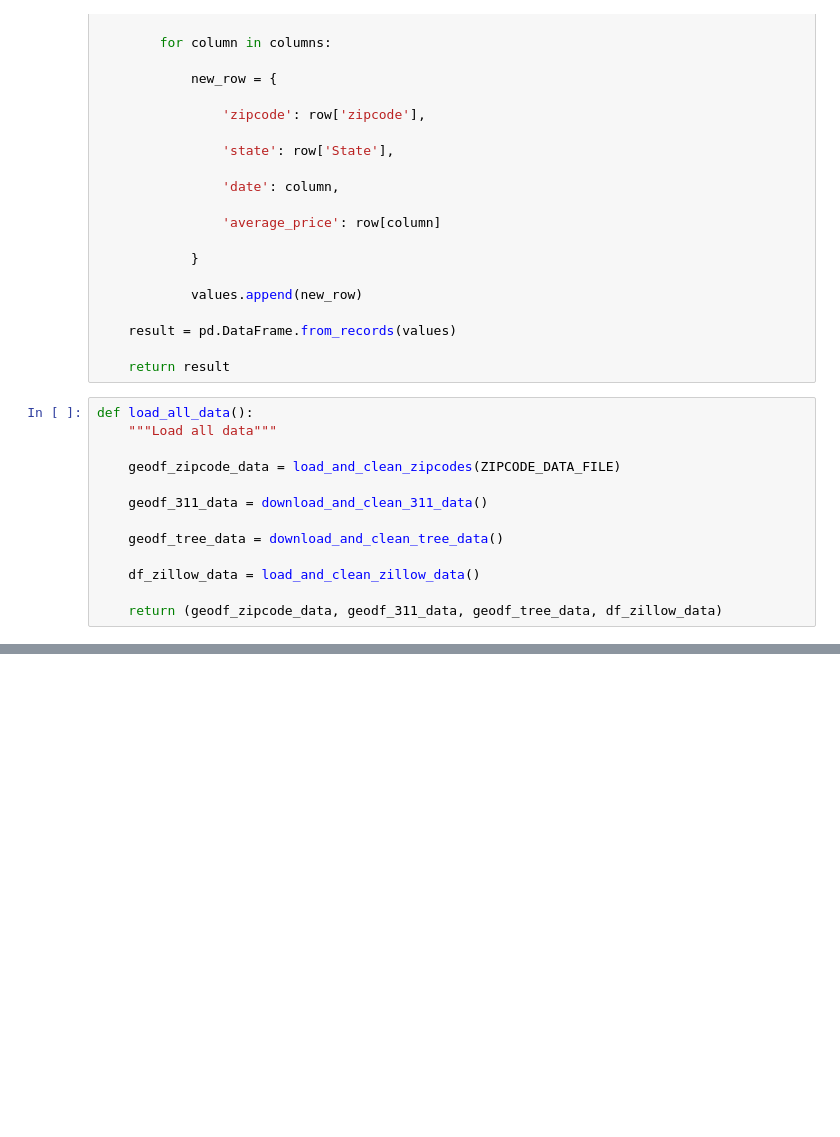
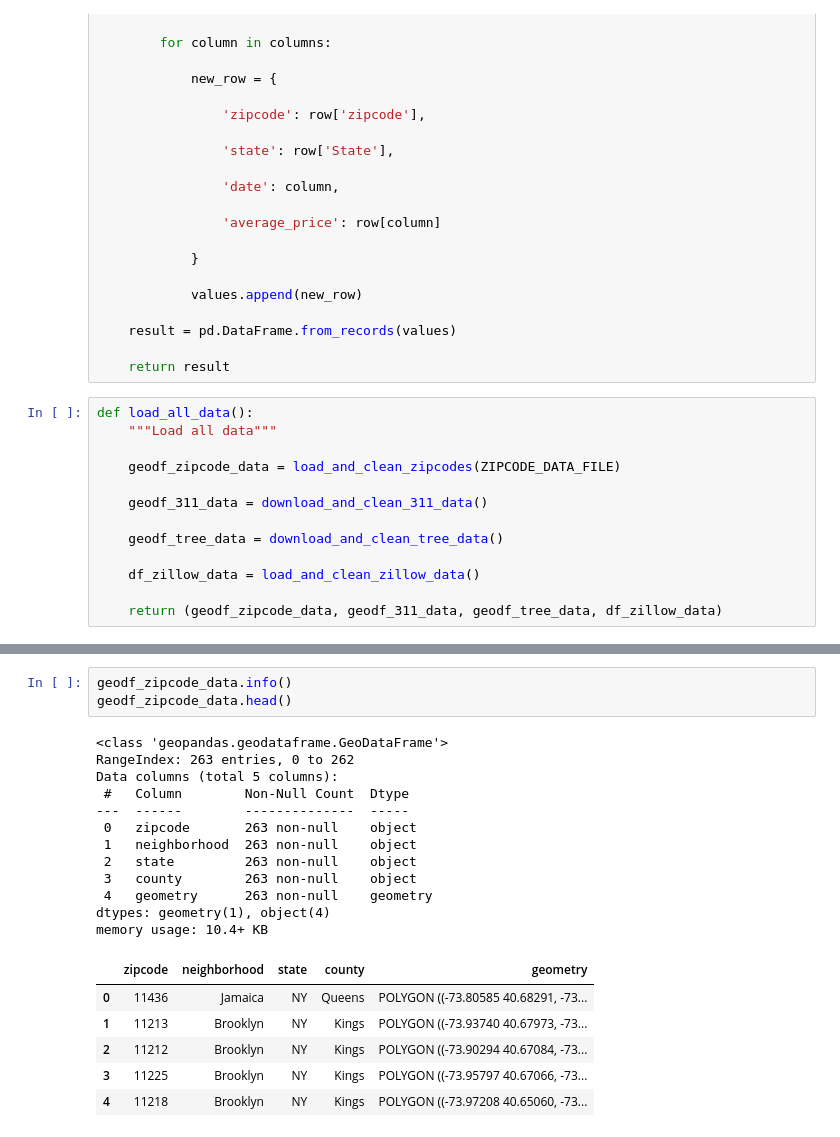
Before and after one commit to dehaoqian/4501-Python-Project, a Jupyter notebook: Untitled-1.ipynb, the cells around one changed output, grey strips where cells are left out. Drawn from its saved outputs; the diff is of its cells as text; blank space fills up the shorter version.

```diff
--- a/Untitled-1.ipynb
+++ b/Untitled-1.ipynb
@@ -390,0 +411,22 @@ def load_all_data():
+# %%
+geodf_zipcode_data.info()
+geodf_zipcode_data.head()
+# %% [output]
+<class 'geopandas.geodataframe.GeoDataFrame'>
+RangeIndex: 263 entries, 0 to 262
+Data columns (total 5 columns):
+ #   Column        Non-Null Count  Dtype
+---  ------        --------------  -----
+ 0   zipcode       263 non-null    object
+ 1   neighborhood  263 non-null    object
+ 2   state         263 non-null    object
+ 3   county        263 non-null    object
+ 4   geometry      263 non-null    geometry
+dtypes: geometry(1), object(4)
+memory usage: 10.4+ KB
+|  | zipcode | neighborhood | state | county | geometry |
+| 0 | 11436 | Jamaica | NY | Queens | POLYGON ((-73.80585 40.68291, -73... |
+| 1 | 11213 | Brooklyn | NY | Kings | POLYGON ((-73.93740 40.67973, -73... |
+| 2 | 11212 | Brooklyn | NY | Kings | POLYGON ((-73.90294 40.67084, -73... |
+| 3 | 11225 | Brooklyn | NY | Kings | POLYGON ((-73.95797 40.67066, -73... |
+| 4 | 11218 | Brooklyn | NY | Kings | POLYGON ((-73.97208 40.65060, -73... |
```
Also changed, not shown: parts of 5 cells of this notebook, 49 other files.
